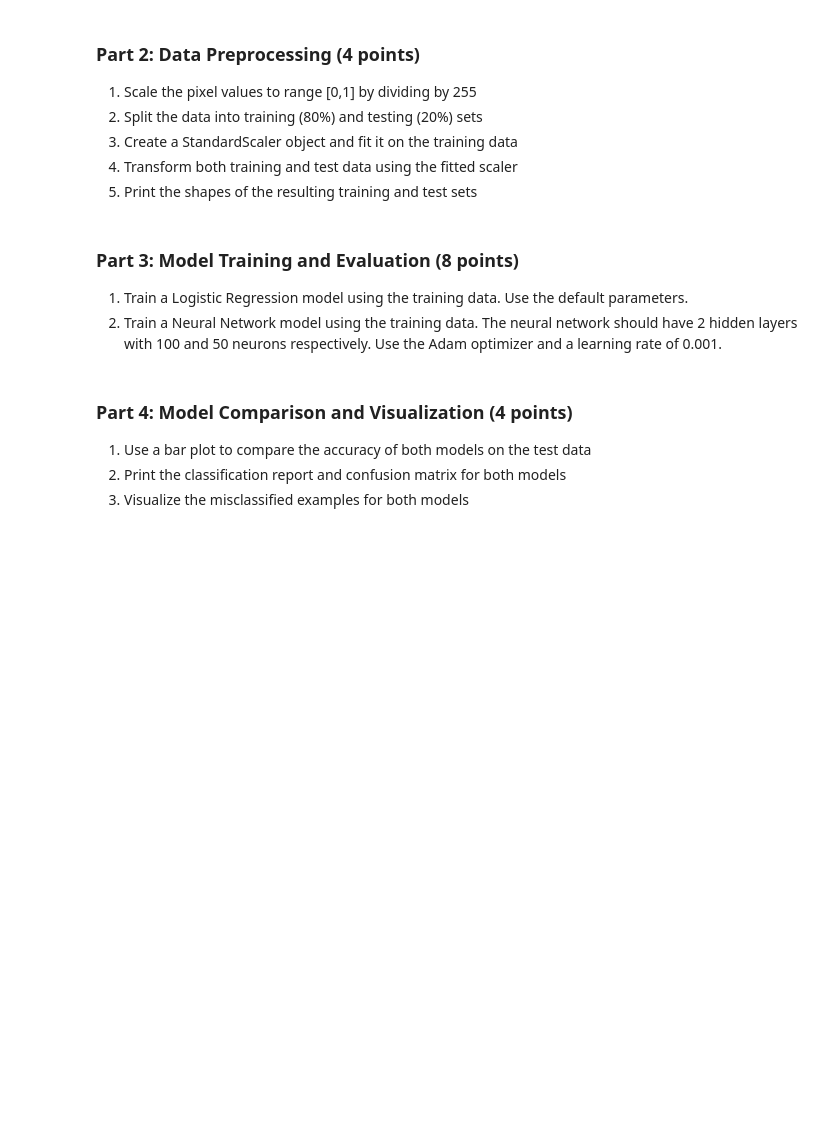
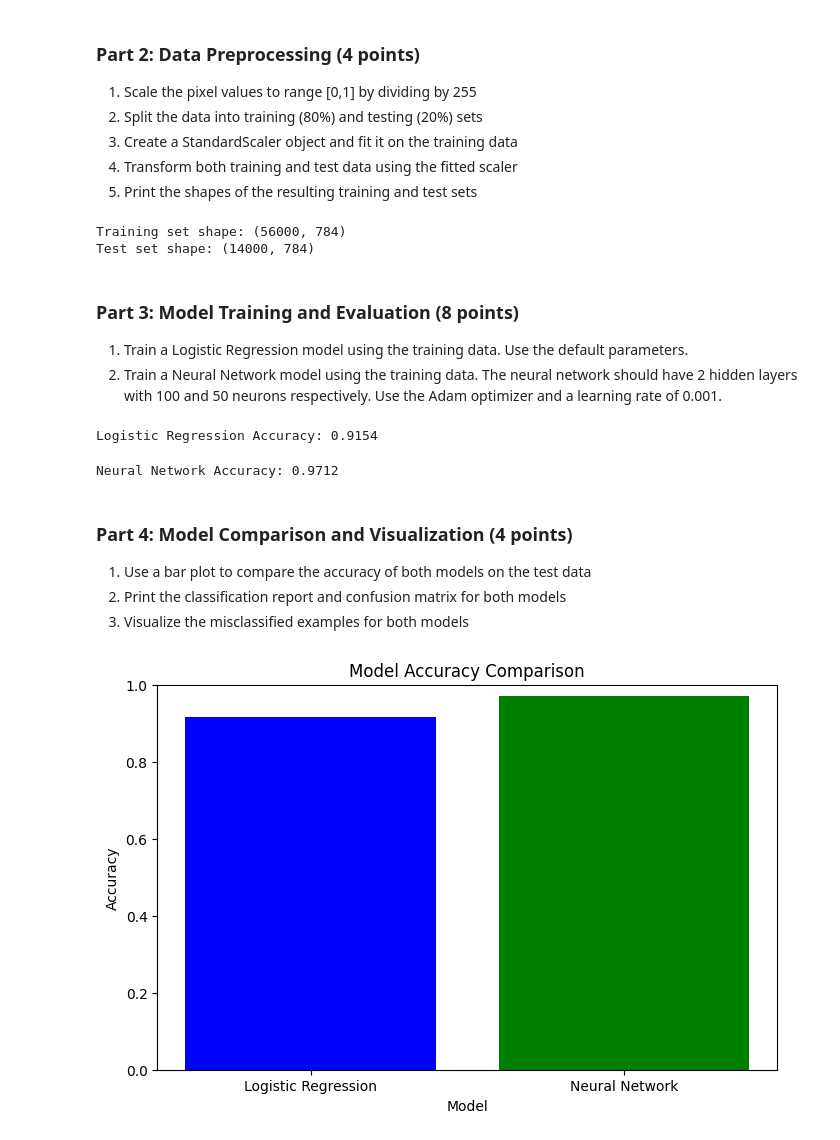
Before and after one commit to ambernguyen0222/BME3053C-Spring-2025, a Jupyter notebook: Homeworks/HW8_nguyenamber.ipynb, the cells around one changed output. Drawn from its saved outputs; the diff is of its cells as text; code cells hidden in the pictures; blank space fills up the shorter version.

```diff
--- a/Homeworks/HW8_nguyenamber.ipynb
+++ b/Homeworks/HW8_nguyenamber.ipynb
@@ -49,3 +74,28 @@ except ImportError as e:
+# %%
+# Provide your code for part 2 here
+from sklearn.model_selection import train_test_split
+from sklearn.preprocessing import StandardScaler
+
+# 1. Scale the pixel values to range [0,1] by dividing by 255
+X = X / 255.0
+
+# 2. Split the data into training (80%) and testing (20%) sets
+X_train, X_test, y_train, y_test = train_test_split(X, y, test_size=0.2, random_state=42)
+
+# 3. Create a StandardScaler object and fit it on the training data
+scaler = StandardScaler()
+scaler.fit(X_train)
+
+# 4. Transform both training and test data using the fitted scaler
+X_train_scaled = scaler.transform(X_train)
+X_test_scaled = scaler.transform(X_test)
+
+# 5. Print the shapes of the resulting training and test sets
+print(f"Training set shape: {X_train_scaled.shape}")
+print(f"Test set shape: {X_test_scaled.shape}")
+# %% [output]
+Training set shape: (56000, 784)
+Test set shape: (14000, 784)
 # %% [markdown]
 ### Part 3: Model Training and Evaluation (8 points)
 1. Train a Logistic Regression model using the training data. Use the default parameters.
@@ -57,3 +103,32 @@ except ImportError as e:
+# %%
+# Provide your code for part 3-1 here
+
+# 1. Train a Logistic Regression model using the training data
+logistic_model = LogisticRegression(max_iter=1000, random_state=42)
+logistic_model.fit(X_train_scaled, y_train)
+
+# Predict on the test set
+y_pred_logistic = logistic_model.predict(X_test_scaled)
+
+# Calculate accuracy
+logistic_accuracy = accuracy_score(y_test, y_pred_logistic)
+print(f"Logistic Regression Accuracy: {logistic_accuracy:.4f}")
+# %% [output]
+Logistic Regression Accuracy: 0.9154
+# %%
+# Provide your code for part 3-2 here
+# 2. Train a Neural Network model using the training data
+nn_model = MLPClassifier(hidden_layer_sizes=(100, 50), solver='adam', learning_rate_init=0.001, max_iter=200, random_state=42)
+nn_model.fit(X_train_scaled, y_train)
+
+# Predict on the test set
+y_pred_nn = nn_model.predict(X_test_scaled)
+
+# Calculate accuracy
+nn_accuracy = accuracy_score(y_test, y_pred_nn)
+print(f"Neural Network Accuracy: {nn_accuracy:.4f}")
+# %% [output]
+Neural Network Accuracy: 0.9712
 # %% [markdown]
 ### Part 4: Model Comparison and Visualization (4 points)
 1. Use a bar plot to compare the accuracy of both models on the test data
@@ -67,0 +137,17 @@ except ImportError as e:
+# %%
+# Provide your code for part 4-1 here
+
+# Accuracy values for both models
+model_names = ['Logistic Regression', 'Neural Network']
+accuracies = [logistic_accuracy, nn_accuracy]
+
+# Create a bar plot
+plt.figure(figsize=(8, 5))
+plt.bar(model_names, accuracies, color=['blue', 'green'])
+plt.ylim(0, 1)  # Set y-axis range to [0, 1]
+plt.title('Model Accuracy Comparison')
+plt.ylabel('Accuracy')
+plt.xlabel('Model')
+plt.show()
+# %% [output]
+[figure, added]
```
Also changed, not shown: parts of 14 cells of this notebook.
